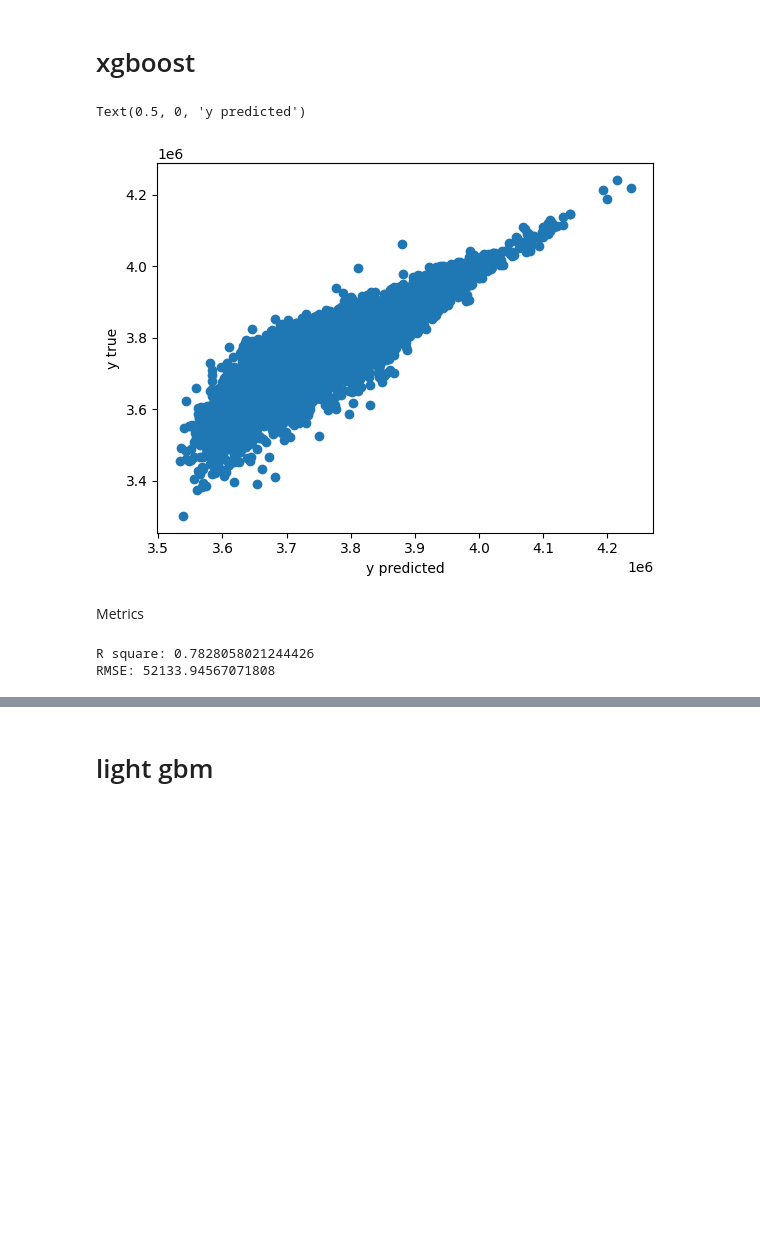
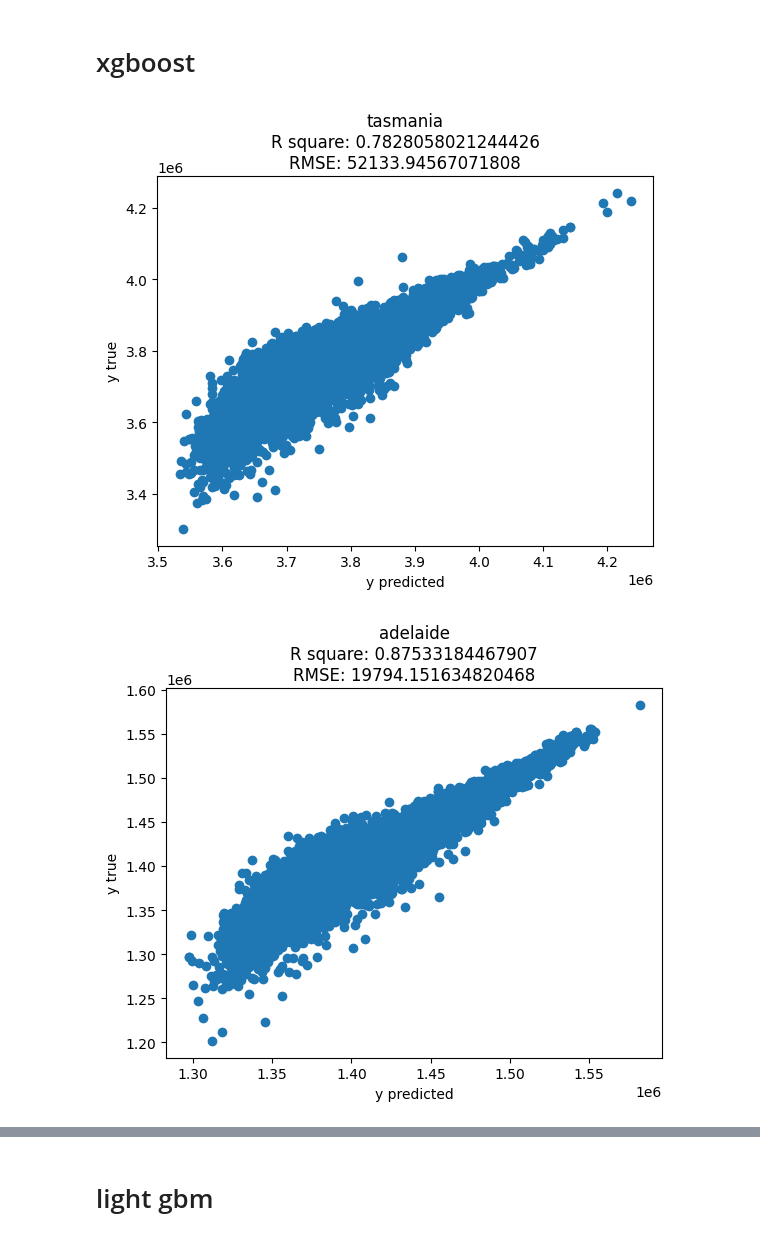
Before and after one commit to piotrksiazek/Introduction-to-data-analysic-University-2022, a Jupyter notebook: Tasmania.ipynb, the cells around one changed output, grey strips where cells are left out. Drawn from its saved outputs; the diff is of its cells as text; code cells hidden in the pictures; blank space fills up the shorter version.

```diff
--- a/Tasmania.ipynb
+++ b/Tasmania.ipynb
@@ -137,20 +140,17 @@ xgbr = XGBRegressor(verbosity=0, max_depth=7)
-# %%
-X_train, X_test, y_train, y_test = train_test_split(tasmania.x, tasmania.y, test_size=0.1, random_state=43)
-# %%
-model = xgbr.fit(X_train, y_train)
-# %%
-y_predict = model.predict(X_test)
-
-plt.scatter(y_predict, y_test)
-plt.ylabel("y true")
-plt.xlabel("y predicted")
-# %% [output]
-Text(0.5, 0, 'y predicted')
-[figure, removed]
-# %% [markdown]
-Metrics
-# %%
-get_metrics(X_test, y_test, y_predict, model)
-# %% [output]
-R square: 0.7828058021244426
-RMSE: 52133.94567071808
+# %%
+for location in locations:
+    xgbr = XGBRegressor(verbosity=0, max_depth=7)
+    x_train, x_test, y_train, y_test = train_test_split(location.x, location.y, test_size=0.1, random_state=43)
+    model = xgbr.fit(x_train, y_train)
+    y_predict = model.predict(x_test)
+
+    location.xgbmodel = model
+
+    plt.figure()
+    plt.scatter(y_predict, y_test)
+    plt.title(location.name + get_metrics(x_test, y_test, y_predict, model))
+    plt.xlabel("y predicted")
+    plt.ylabel("y true")
+# %% [output]
+[figure, added]
+[figure, added]
```
Also changed, not shown: parts of 13 cells of this notebook.
